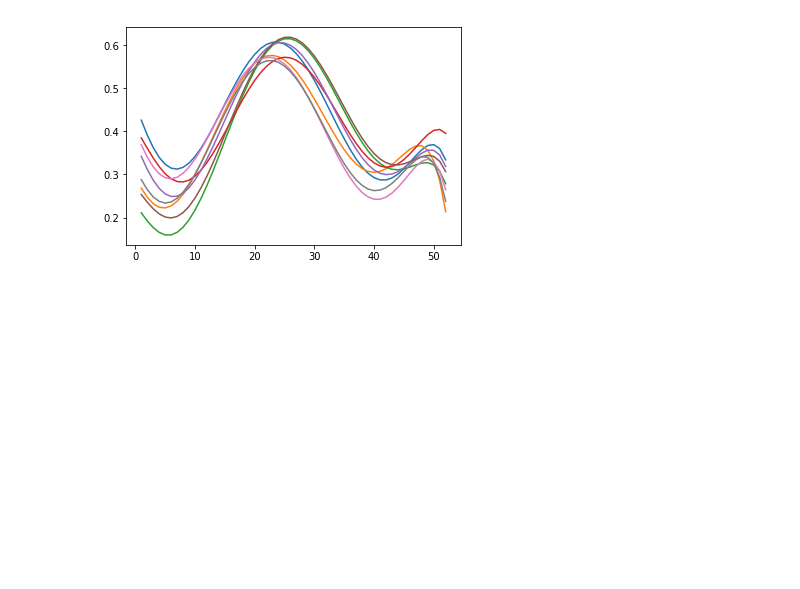
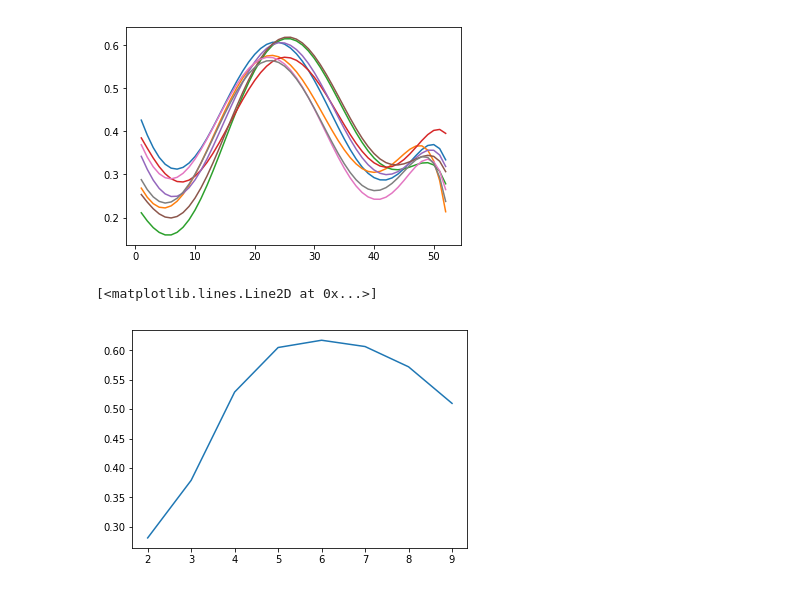
Before and after one commit to DFS-UCU/UkrainianAgriculture, a Jupyter notebook: notebooks/NDVIPrediction.ipynb, the cells around one changed output. Drawn from its saved outputs; the diff is of its cells as text; code cells hidden in the pictures; blank space fills up the shorter version.

Commit message:
Found an optimal degree of polynomial for Ridge regression

```diff
--- a/notebooks/NDVIPrediction.ipynb
+++ b/notebooks/NDVIPrediction.ipynb
@@ -201,3 +202,18 @@ plot_ridge(degree=6)
 # %% [output]
 r2_score: 0.617012574918
 [figure]
+# %%
+r2s = []
+degrees = [2, 3, 4, 5, 6, 7, 8, 9]
+
+for degree in degrees:
+    model = make_pipeline(PolynomialFeatures(degree), Ridge())
+    model.fit(X_train, y_train)
+    y_pred = model.predict(X_test)
+    r2 = r2_score(y_test, y_pred)
+    r2s.append(r2)
+
+plt.plot(degrees, r2s)
+# %% [output]
+[<matplotlib.lines.Line2D at 0x...>]
+[figure, added]
```
Also changed, not shown: parts of 1 cell of this notebook.
